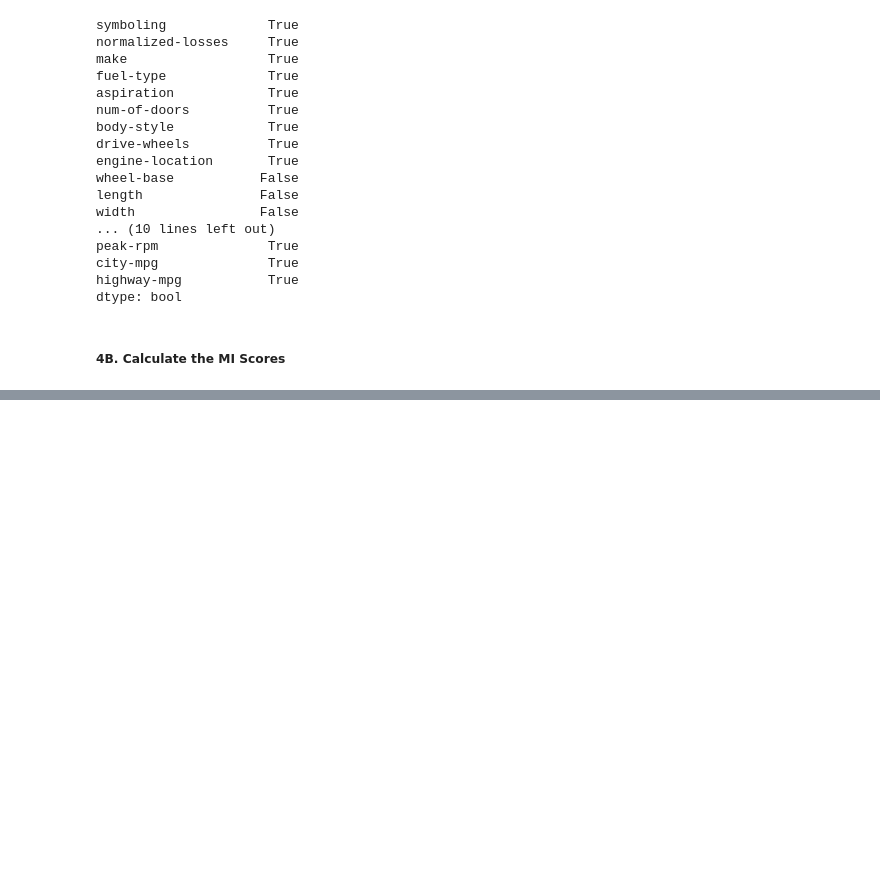
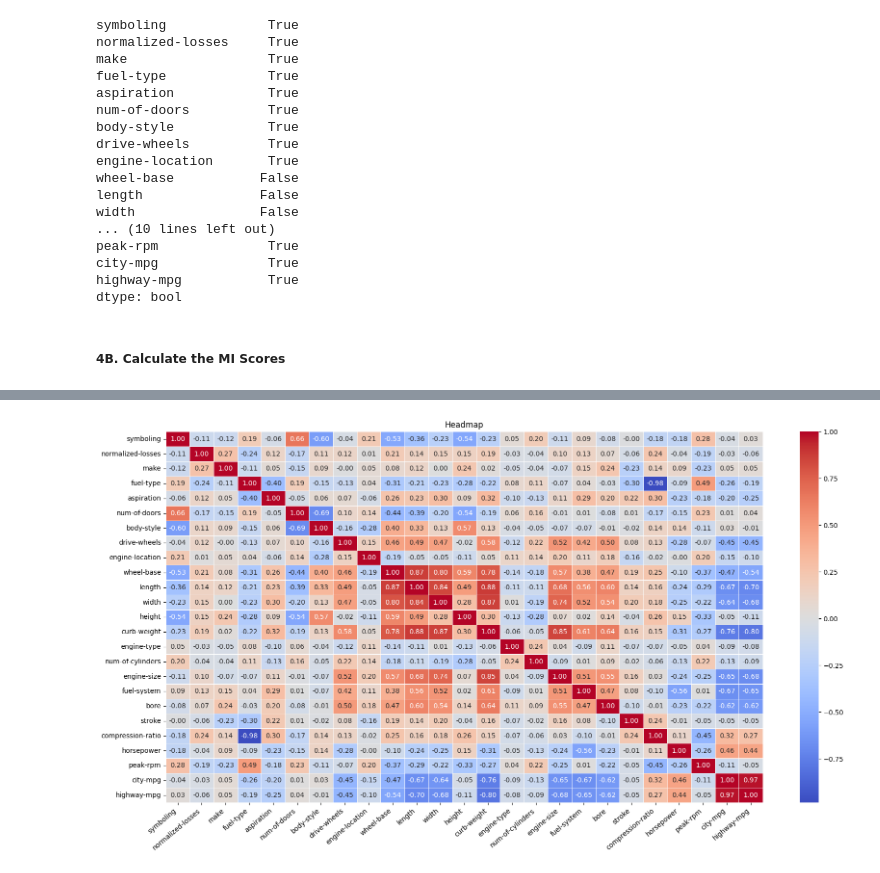
Before and after one commit to plipustel/Kaggle, a Jupyter notebook: MutualInformation/4-mi-auto-mobile.ipynb, the cells around one changed output, grey strips where cells are left out. Cells and saved outputs as stored; diff of their text form; code cells hidden in the pictures; blank space fills up the shorter version.

```diff
--- a/MutualInformation/4-mi-auto-mobile.ipynb
+++ b/MutualInformation/4-mi-auto-mobile.ipynb
@@ -205,0 +234,10 @@ plt.show()
+# %%
+corr_matrix = X.corr()
+plt.figure(figsize=(20,10))
+sns.heatmap(corr_matrix, annot=True, cmap='coolwarm', fmt=".2f", linewidths=0.5)
+plt.title('Headmap')
+
+plt.xticks(rotation=40, ha='right')
+plt.show()
+# %% [output]
+[figure, added]
```
Also changed, not shown: parts of 5 cells of this notebook.
